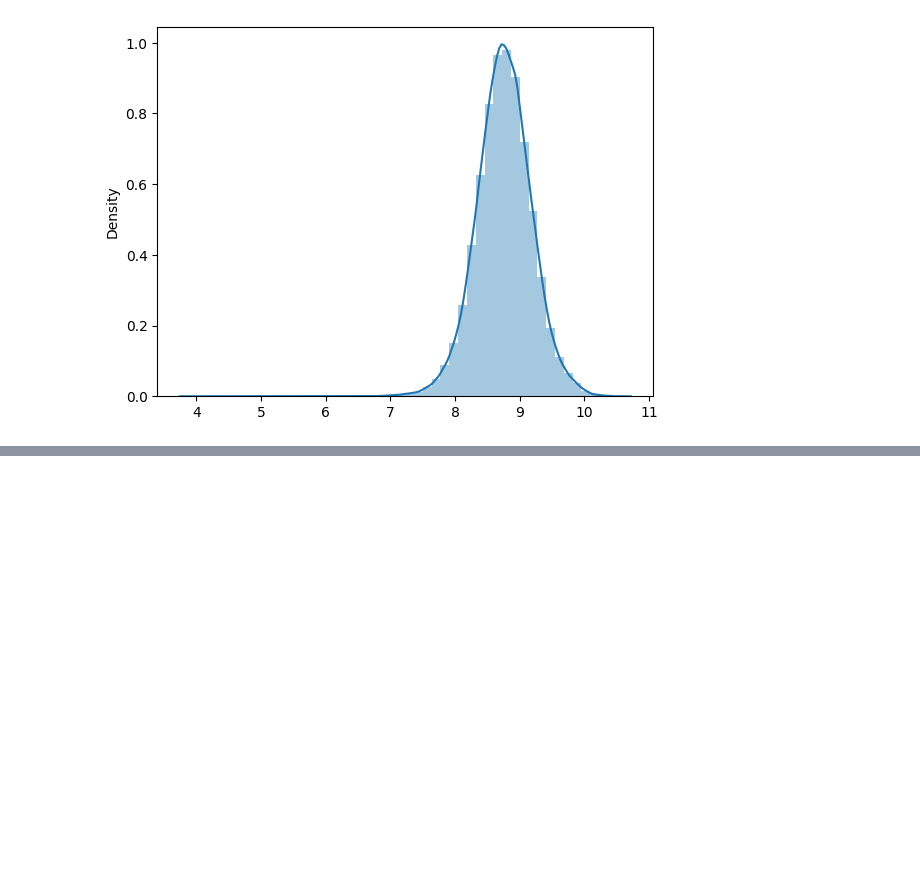
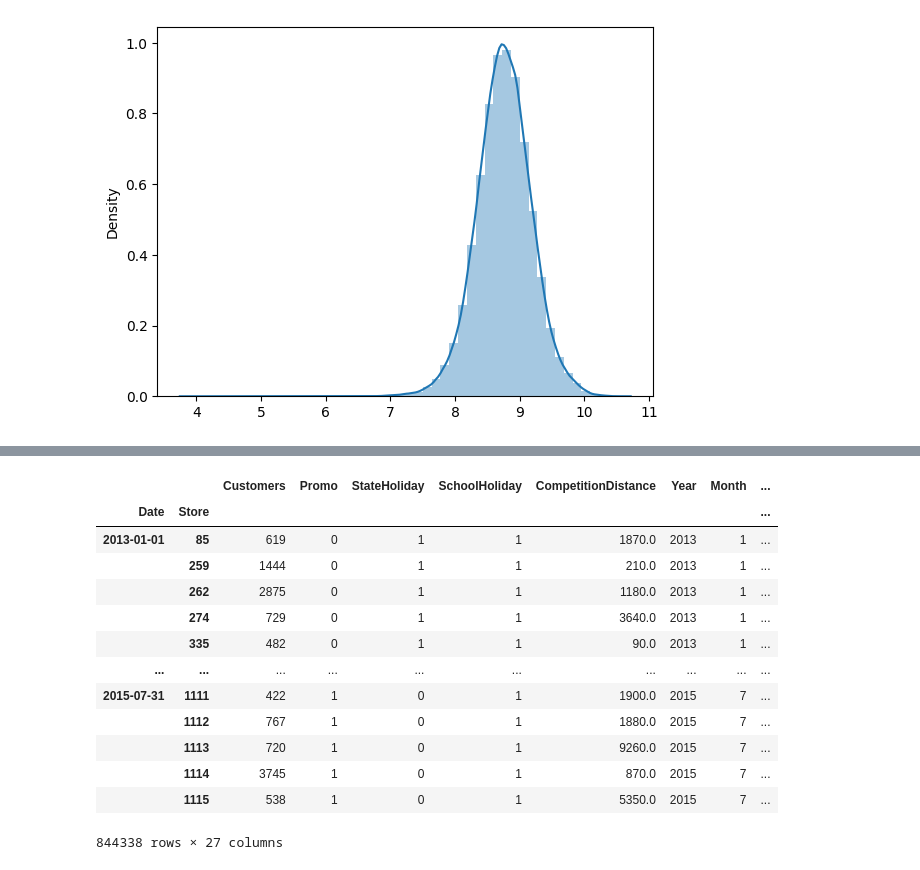
Before and after one commit to Koti-RK/Retail-Sales-Prediction, a Jupyter notebook: Retail_sales_prediction.ipynb, the cells around one changed output, grey strips where cells are left out. Saved outputs shown, nothing was run; the diff lists cells and outputs as text; code cells hidden in the pictures; blank space fills up the shorter version.

```diff
--- a/Retail_sales_prediction.ipynb
+++ b/Retail_sales_prediction.ipynb
@@ -684,0 +688,6 @@ sns.distplot(x=new_df["Sales"])
+# %%
+#Making sales as last column
+columns=list(Rossmann.columns)
+columns.remove('Sales')
+columns.append('Sales')
+Rossmann=Rossmann[columns]
@@ -684,0 +707,7 @@ sns.distplot(x=new_df["Sales"])
+# %%
+#categorical features
+categorical_cols_to_encode = ['DayOfWeek', 'StoreType', 'Assortment']
+# %%
+encoder = OneHotEncoder(sparse=False, handle_unknown='ignore').fit(Rossmann[categorical_cols_to_encode])
+encoded_cols = list(encoder.get_feature_names_out(categorical_cols_to_encode))
+Rossmann[encoded_cols] = encoder.transform(Rossmann[categorical_cols_to_encode])
@@ -684,0 +731,20 @@ sns.distplot(x=new_df["Sales"])
+# %%
+#Dropping orignal encoded columns
+Rossmann.drop(['DayOfWeek','StoreType','Assortment'],axis=1,inplace=True)
+# %%
+Rossmann
+# %% [output]
+|  |  | Customers | Promo | StateHoliday | SchoolHoliday | CompetitionDistance | Year | Month | ... |
+| Date | Store |  |  |  |  |  |  |  | ... |
+| 2013-01-01 | 85 | 619 | 0 | 1 | 1 | 1870.0 | 2013 | 1 | ... |
+|  | 259 | 1444 | 0 | 1 | 1 | 210.0 | 2013 | 1 | ... |
+|  | 262 | 2875 | 0 | 1 | 1 | 1180.0 | 2013 | 1 | ... |
+|  | 274 | 729 | 0 | 1 | 1 | 3640.0 | 2013 | 1 | ... |
+|  | 335 | 482 | 0 | 1 | 1 | 90.0 | 2013 | 1 | ... |
+| ... | ... | ... | ... | ... | ... | ... | ... | ... | ... |
+| 2015-07-31 | 1111 | 422 | 1 | 0 | 1 | 1900.0 | 2015 | 7 | ... |
+|  | 1112 | 767 | 1 | 0 | 1 | 1880.0 | 2015 | 7 | ... |
+|  | 1113 | 720 | 1 | 0 | 1 | 9260.0 | 2015 | 7 | ... |
+|  | 1114 | 3745 | 1 | 0 | 1 | 870.0 | 2015 | 7 | ... |
+|  | 1115 | 538 | 1 | 0 | 1 | 5350.0 | 2015 | 7 | ... |
+844338 rows × 27 columns
```
Also changed, not shown: parts of 8 cells of this notebook.
